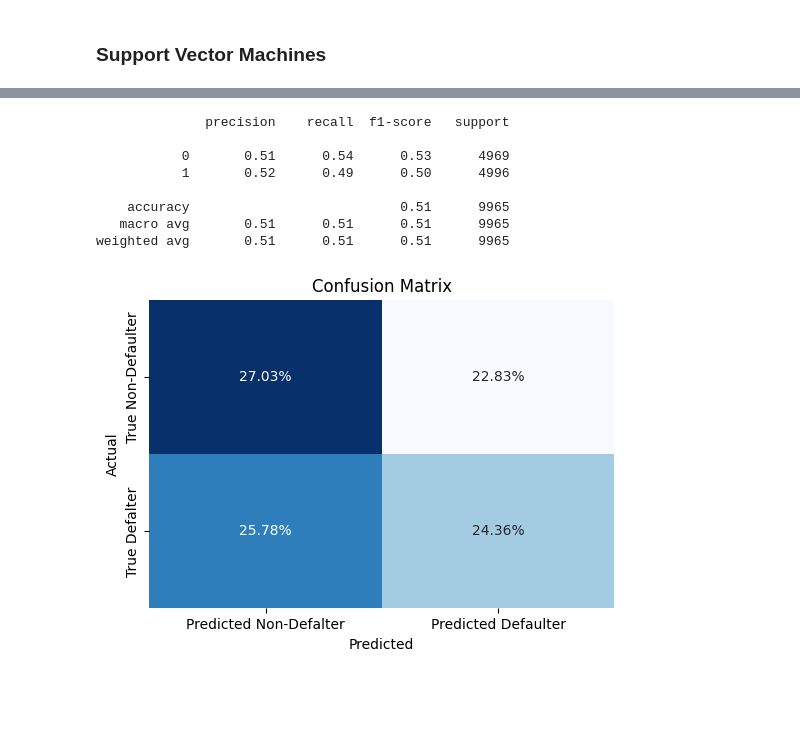
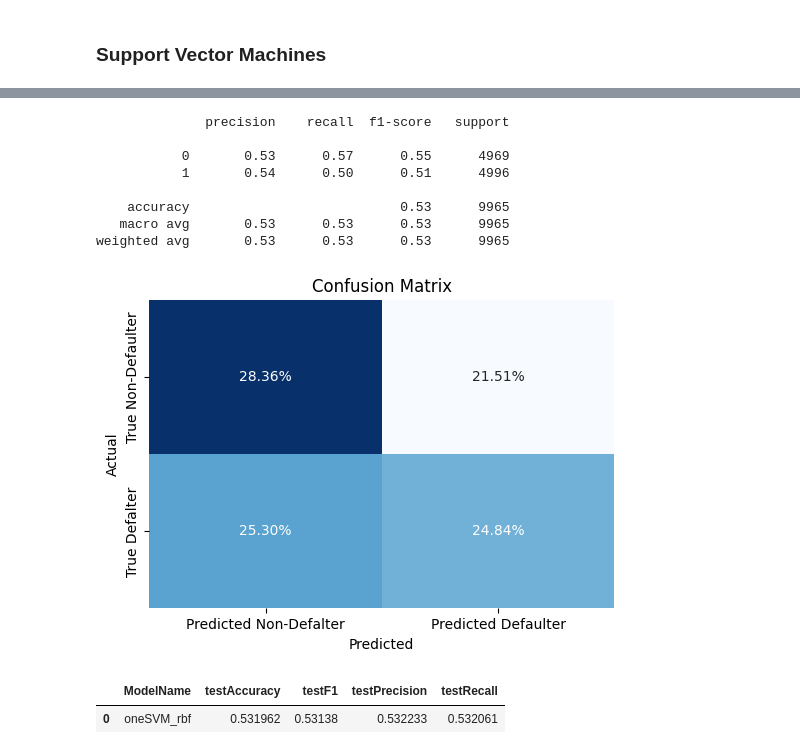
Before and after one commit to aver81/Loan-Defaulter-Classification, a Jupyter notebook: notebooks/LoanDefaulterClassification.ipynb, the cells around one changed output, grey strips where cells are left out. Drawn from its saved outputs; the diff is of its cells as text; code cells hidden in the pictures; blank space fills up the shorter version.

```diff
--- a/notebooks/LoanDefaulterClassification.ipynb
+++ b/notebooks/LoanDefaulterClassification.ipynb
@@ -38,0 +44,3 @@ from sklearn.metrics import classification_report, confusion_matrix
+# %%
+dataPath = "/content/drive/MyDrive/Datasets/Loan-Defaulter-Classification"
+os.listdir(dataPath)
@@ -39,7 +49,7 @@ from sklearn.metrics import classification_report, confusion_matrix
 # %%
-colDesPath = r'/Users/asutoshdalei/Desktop/Work/Loan-Defaulter-Classification/datasets/columns_description.csv'
-appliPath = r'/Users/asutoshdalei/Desktop/Work/Loan-Defaulter-Classification/datasets/application_data.csv'
-prevAppliPath = r'/Users/asutoshdalei/Desktop/Work/Loan-Defaulter-Classification/datasets/previous_application.csv'
+colDesPath = r'/content/drive/MyDrive/Datasets/Loan-Defaulter-Classification/columns_description.csv'
+appliPath = r'/content/drive/MyDrive/Datasets/Loan-Defaulter-Classification/application_data.csv'
+prevAppliPath = r'/content/drive/MyDrive/Datasets/Loan-Defaulter-Classification/previous_application.csv'
 
 for i in [colDesPath,appliPath,prevAppliPath]:
     print(str(i),":",os.path.getsize(i)/1e6,'mb')
@@ -794,5 +821,22 @@ xtrainOC_Scaled = scaler.transform(xtrainOneClass)
 # %%
 # Helper Functions
+
+if 'modelRecord.csv' in os.listdir(dataPath):
+  modelRecord = pd.read_csv(dataPath+'/'+'modelRecord.csv')
+else:
+  modelRecord = pd.DataFrame({'ModelName':[],'testAccuracy':[],'testF1':[],'testPrecision':[],'testRecall':[]})
+  modelRecord.to_csv(dataPath+'/'+'modelRecord.csv',index=False)
+
+def resultRecordFnx(report,modelname,modelRecord=modelRecord):
+  '''
+  Feed classification report, modelname
+  '''
+  acc,pre,rec,f1 = report['accuracy'],report['macro avg']['precision'],report['macro avg']['recall'],report['macro avg']['f1-score']
+  if modelname in modelRecord['ModelName'].values:
+    modelRecord.loc[modelRecord['ModelName'] == modelname,:] = [modelname,acc,f1,pre,rec]
+  else:
+    modelRecord.loc[len(modelRecord)] = {'ModelName':modelname,'testAccuracy':acc,'testF1':f1,'testPrecision':pre,'testRecall':rec}
+  modelRecord.to_csv(dataPath+'/'+'modelRecord.csv',index=False)
 
 def resultAnalysisFnx(ytrue,ypred):
     print(classification_report(ytrue,ypred))
@@ -807,6 +851,8 @@ def resultAnalysisFnx(ytrue,ypred):
     plt.ylabel('Actual')
     plt.title('Confusion Matrix')
     plt.show()
+
+    return classification_report(ytrue,ypred,output_dict=True)
 # %% [markdown]
 ### Support Vector Machines
 # %%
@@ -815,6 +861,10 @@ from sklearn.svm import OneClassSVM, SVC
 %%time
 # One Class Classification
 
-# clf = OneClassSVM(kernel='rbf', gamma='auto').fit(xtrainOC_Scaled)
-clf = OneClassSVM(kernel='poly', degree=3, gamma='auto').fit(xtrainOC_Scaled)
+## RBF Kernel
+clf = OneClassSVM(kernel='rbf', gamma='auto').fit(xtrainOC_Scaled)
+
+# Predicting on test data
+ypred = clf.predict(xtest)
+ypred[ypred == -1] = 0
 # %% [output]
@@ -831,12 +873,18 @@ Wall time: 1.54 s
 # %%
-resultAnalysisFnx(ytest,ypred)
+rep = resultAnalysisFnx(ytest,ypred)
+resultRecordFnx(rep,'oneSVM_rbf')
 # %% [output]
               precision    recall  f1-score   support
 
-           0       0.51      0.54      0.53      4969
-           1       0.52      0.49      0.50      4996
+           0       0.53      0.57      0.55      4969
+           1       0.54      0.50      0.51      4996
 
-    accuracy                           0.51      9965
-   macro avg       0.51      0.51      0.51      9965
-weighted avg       0.51      0.51      0.51      9965
+    accuracy                           0.53      9965
+   macro avg       0.53      0.53      0.53      9965
+weighted avg       0.53      0.53      0.53      9965
-[figure, old version]
+[figure, new version]
+# %%
+modelRecord
+# %% [output]
+|  | ModelName | testAccuracy | testF1 | testPrecision | testRecall |
+| 0 | oneSVM_rbf | 0.531962 | 0.53138 | 0.532233 | 0.532061 |
```
Also changed, not shown: parts of 34 cells of this notebook, 1 other file.
